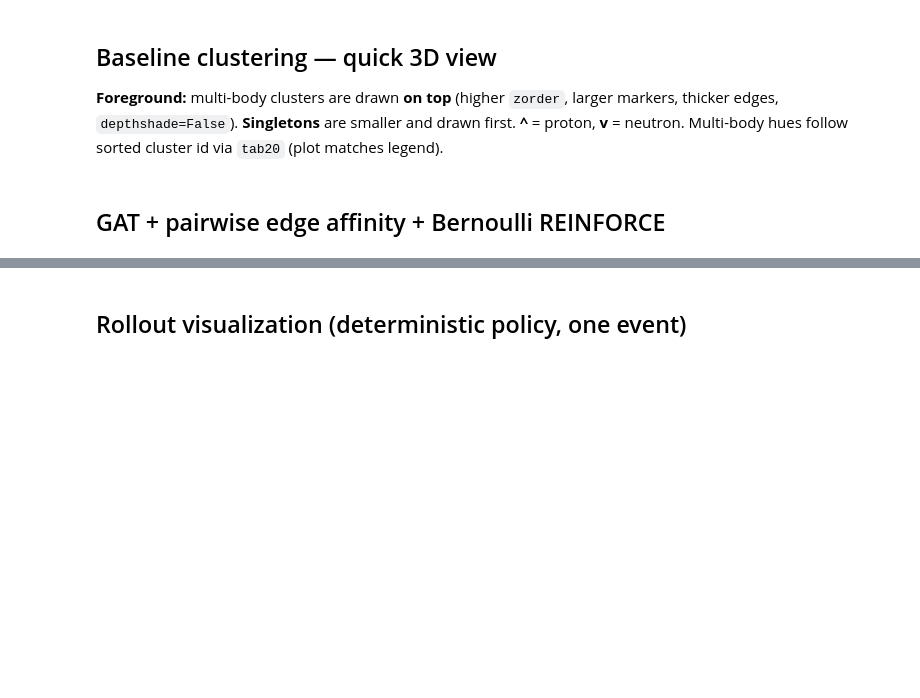
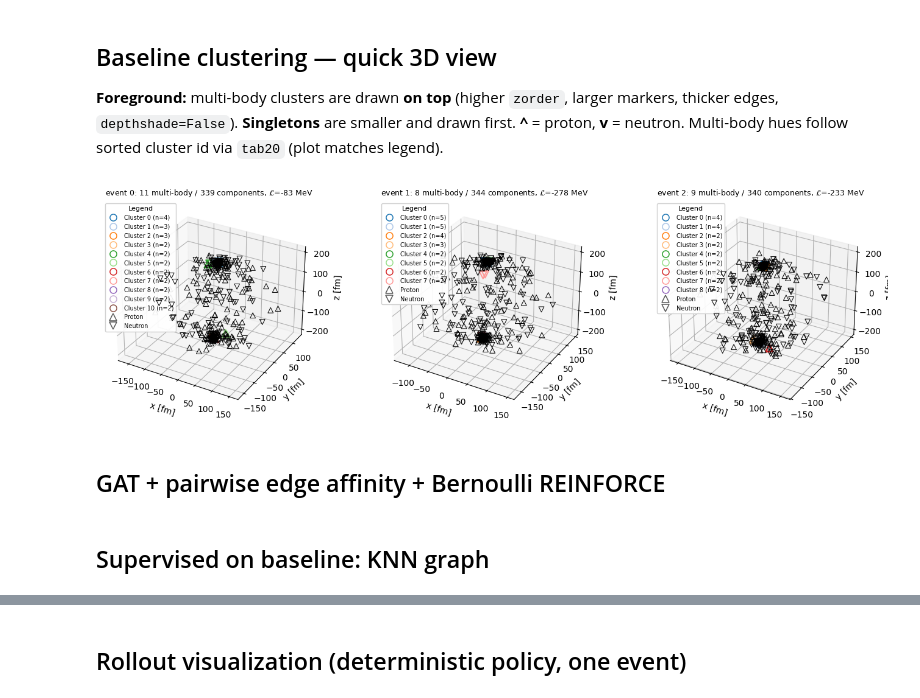
Before and after one commit to ZakayZ/COLA_UrQMD, a Jupyter notebook: clustering/ppo_gat_training.ipynb, the cells around one changed output, grey strips where cells are left out. Saved outputs shown, nothing was run; the diff lists cells and outputs as text; code cells hidden in the pictures; blank space fills up the shorter version.

```diff
--- a/clustering/ppo_gat_training.ipynb
+++ b/clustering/ppo_gat_training.ipynb
@@ -290,7 +292,7 @@ def plot_baseline_clusterings_preview(
         lab = labels_from_partition(n, part)
         cluster_sizes = np.array([len(c) for c in part], dtype=int)
         singleton = cluster_sizes[lab] == 1
-        L_gev = float(partition_loss_numpy(pos_n, mom_n, isp_n, part))
+        L_part = float(partition_loss_numpy(pos_n, mom_n, isp_n, part))
         pr = isp_n
         ne = ~isp_n
         multi_ids = sorted(ci for ci, c in enumerate(part) if len(c) > 1)
@@ -337,7 +339,7 @@ def plot_baseline_clusterings_preview(
         n_multi = int(np.sum(cluster_sizes > 1))
         ax.set_title(
             rf"event {int(ii)}: {n_multi} multi-body / {len(part)} components, "
-            rf"$\mathcal{{L}}$={1000.0 * L_gev:.0f} MeV",
+            rf"$\mathcal{{L}}$={L_part:.0f} MeV",
             fontsize=9,
         )
         handles: list[Line2D] = []
@@ -368,32 +370,36 @@ def plot_baseline_clusterings_preview(
                 markeredgewidth=edge_w_leg,
                 label="Proton",
             )
         )
         handles.append(
             Line2D(
                 [0],
                 [0],
                 linestyle="none",
                 marker="v",
                 markersize=8.0,
                 markerfacecolor="none",
                 markeredgecolor="0.35",
                 markeredgewidth=edge_w_leg,
                 label="Neutron",
             )
         )
         ax.legend(
             handles=handles,
             loc="upper left",
             fontsize=7,
             framealpha=0.92,
             title="Legend",
             title_fontsize=8,
         )
     plt.tight_layout()
     plt.show()
 
 
 plot_baseline_clusterings_preview(_VALID_EVENTS[:3], seed=1)
+# %% [output]
+[figure, added]
 # %% [markdown]
 ## GAT + pairwise edge affinity + Bernoulli REINFORCE
+# %% [markdown]
+## Supervised on baseline: KNN graph
```
Also changed, not shown: parts of 16 cells of this notebook, 23 other files.
